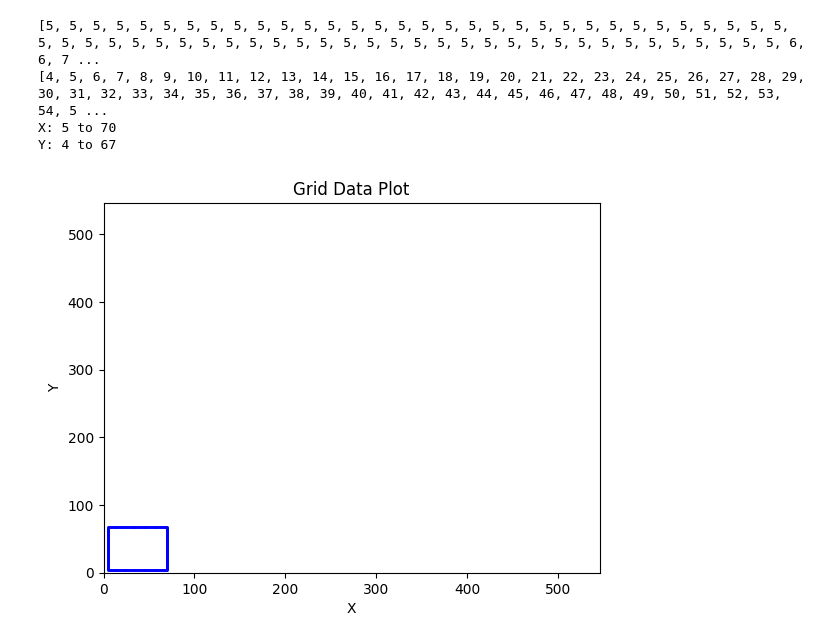
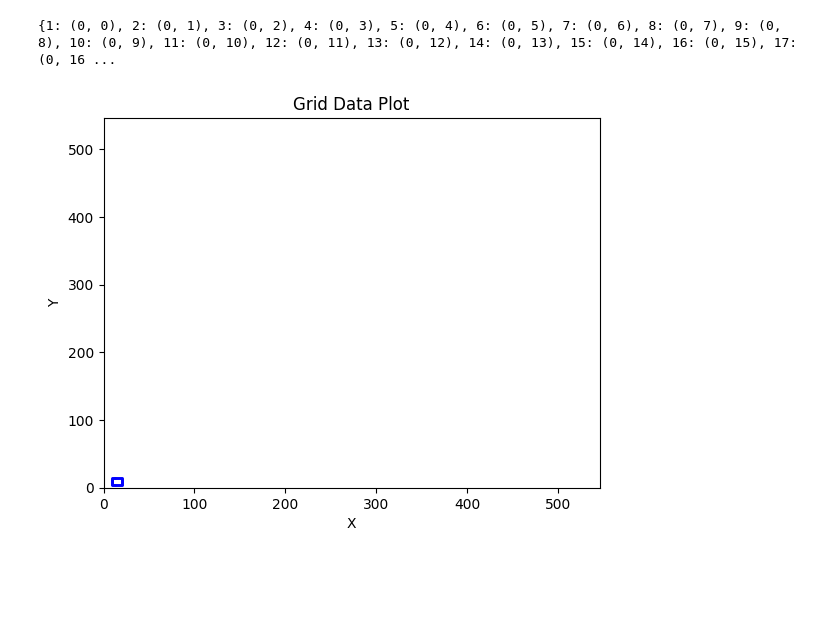
Before and after one commit to thulsonASU/DXF2GPT_ws, a Jupyter notebook: src/playground.ipynb, the cells around one changed output. Cells and saved outputs as stored; diff of their text form; code cells hidden in the pictures; blank space fills up the shorter version.

Commit message:
Dictionary keys

```diff
--- a/src/playground.ipynb
+++ b/src/playground.ipynb
@@ -7,7 +7,7 @@ import os
 dir_path = os.path.realpath('.')
 
 # Load the DXF document
-doc = ezdxf.readfile(dir_path + "/dxf_files/Rectangle_II.dxf")
+doc = ezdxf.readfile(dir_path + "/dxf_files/Rectangle_Sketch.dxf")
 
 # Get the modelspace which contains the entities
 modelspace = doc.modelspace()
@@ -168,37 +168,50 @@ plt.show()
 # with that grid extract the location of the ones for the model to train on
 # the model will then generate it's own toolpath data
 
+# Next steps is creating a dictionary key that relates to the x and y points for the entire grid starting in the top left with 1 and propogating through the entire grid. each number is a location in x and y for the dictionary
+# the dictionary will be used to train the model on the x and y locations of the grid
+
+dict = {}
+count = 1
+for i in range(len(grid)):
+    for j in range(len(grid[0])):
+        dict[count] = (i, j)
+        count += 1
+
+print(dict)
+
 # get the x and y coordinates of the grid
 x = []
 y = []
+locations = []
 for i in range(len(grid)):
     for j in range(len(grid[0])):
         if grid[i][j] == 1:
             x.append(i)
             y.append(j)
 
 print(x)
 print(y)
+# combine x and y into a list of tuples
+locations = list(zip(x, y))
+print(locations)
 
 # Get edges of x and y from the data above
 x_min = min(x)
 x_max = max(x)
 y_min = min(y)
 y_max = max(y)
 print(f"X: {x_min} to {x_max}"
       f"\nY: {y_min} to {y_max}")
 
 # Plot the data on a 2D XY plane
 plt.scatter(x, y, color='blue', s=1)
 plt.xlabel('X')
 plt.ylabel('Y')
 plt.xlim(0, x_mm)
 plt.ylim(0, y_mm)
 plt.title('Grid Data Plot')
 plt.show()
 # %% [output]
-[5, 5, 5, 5, 5, 5, 5, 5, 5, 5, 5, 5, 5, 5, 5, 5, 5, 5, 5, 5, 5, 5, 5, 5, 5, 5, 5, 5, 5, 5, 5, 5, 5, 5, 5, 5, 5, 5, 5, 5, 5, 5, 5, 5, 5, 5, 5, 5, 5, 5, 5, 5, 5, 5, 5, 5, 5, 5, 5, 5, 5, 5, 5, 5, 6, 6, 7 ...
-[4, 5, 6, 7, 8, 9, 10, 11, 12, 13, 14, 15, 16, 17, 18, 19, 20, 21, 22, 23, 24, 25, 26, 27, 28, 29, 30, 31, 32, 33, 34, 35, 36, 37, 38, 39, 40, 41, 42, 43, 44, 45, 46, 47, 48, 49, 50, 51, 52, 53, 54, 5 ...
-X: 5 to 70
-Y: 4 to 67
+{1: (0, 0), 2: (0, 1), 3: (0, 2), 4: (0, 3), 5: (0, 4), 6: (0, 5), 7: (0, 6), 8: (0, 7), 9: (0, 8), 10: (0, 9), 11: (0, 10), 12: (0, 11), 13: (0, 12), 14: (0, 13), 15: (0, 14), 16: (0, 15), 17: (0, 16 ...
-[figure, old version]
+[figure, new version]
```
Also changed, not shown: parts of 2 cells of this notebook, 1 other file.
